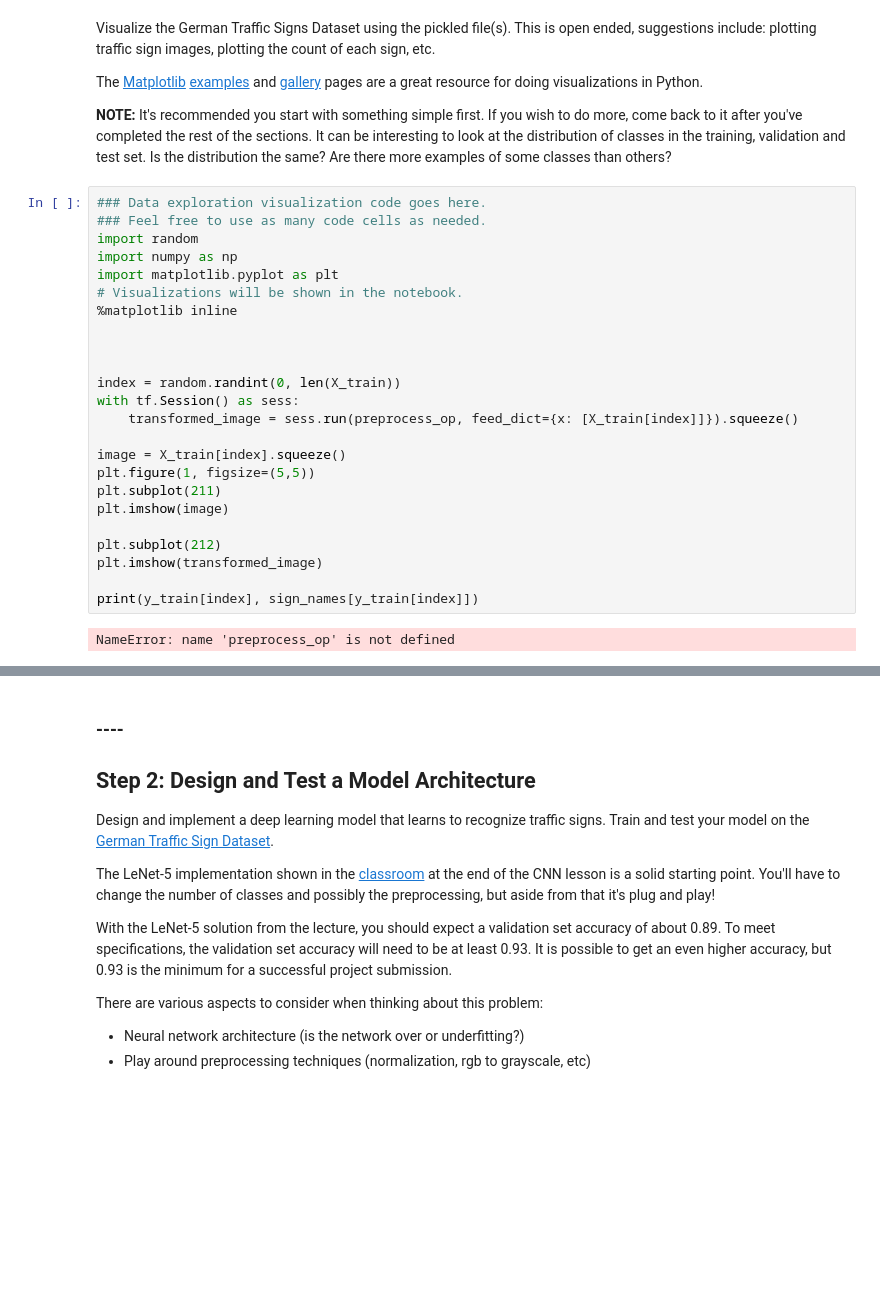
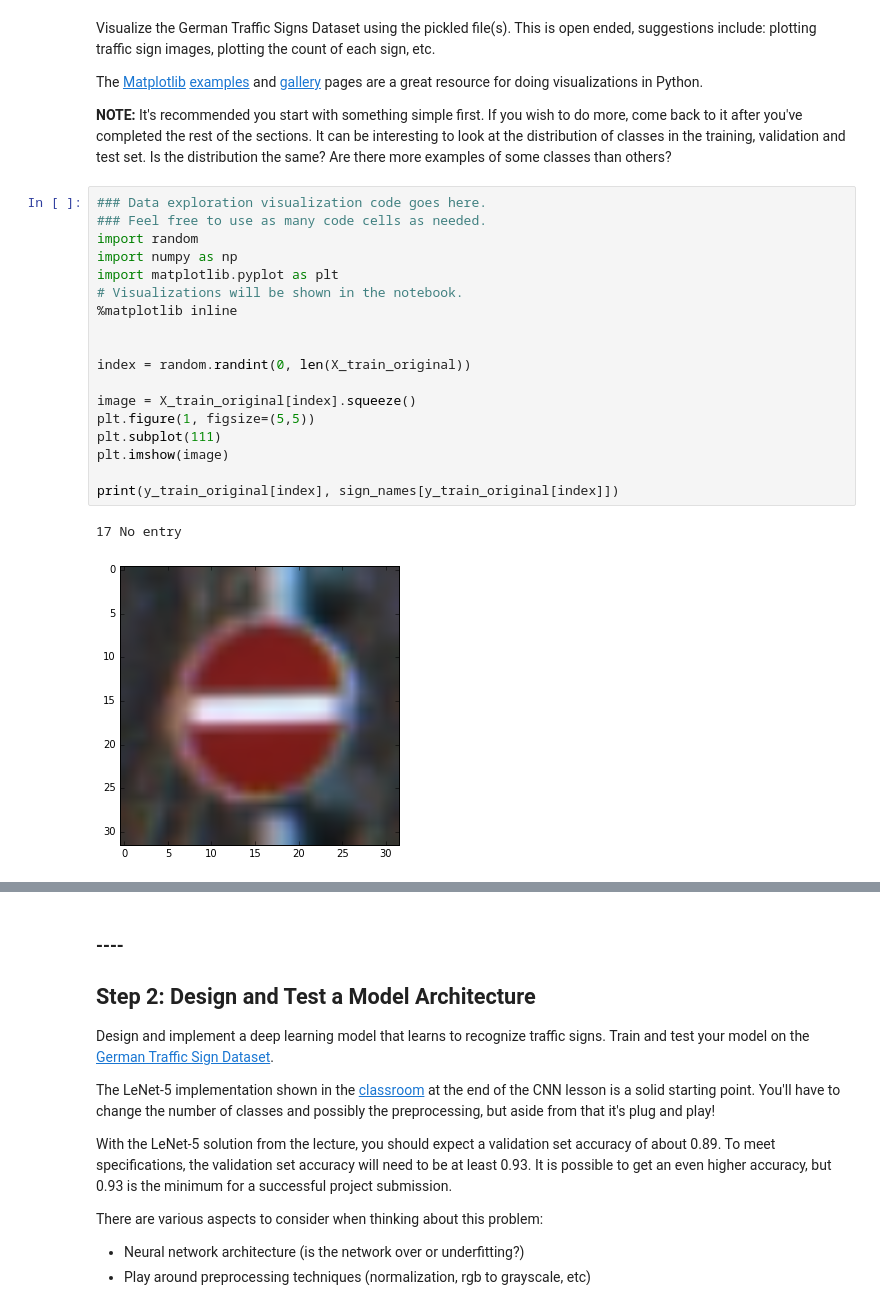
Before and after one commit to astromme/CarND-Traffic-Sign-Classifier-Project, a Jupyter notebook: Traffic_Sign_Classifier.ipynb, the cells around one changed output, grey strips where cells are left out. Cells and saved outputs as stored; diff of their text form; blank space fills up the shorter version.

```diff
--- a/Traffic_Sign_Classifier.ipynb
+++ b/Traffic_Sign_Classifier.ipynb
@@ -109,26 +109,21 @@ The [Matplotlib](http://matplotlib.org/) [examples](http://matplotlib.org/exampl
 # %%
 ### Data exploration visualization code goes here.
 ### Feel free to use as many code cells as needed.
 import random
 import numpy as np
 import matplotlib.pyplot as plt
 # Visualizations will be shown in the notebook.
 %matplotlib inline
 
 
+index = random.randint(0, len(X_train_original))
 
-index = random.randint(0, len(X_train))
-with tf.Session() as sess:
-    transformed_image = sess.run(preprocess_op, feed_dict={x: [X_train[index]]}).squeeze()
-
-image = X_train[index].squeeze()
+image = X_train_original[index].squeeze()
 plt.figure(1, figsize=(5,5))
-plt.subplot(211)
+plt.subplot(111)
 plt.imshow(image)
 
-plt.subplot(212)
-plt.imshow(transformed_image)
-
-print(y_train[index], sign_names[y_train[index]])
+print(y_train_original[index], sign_names[y_train_original[index]])
 # %% [output]
-NameError: name 'preprocess_op' is not defined
+17 No entry
+[figure, added]
```
Also changed, not shown: parts of 17 cells of this notebook, 11 other files.
